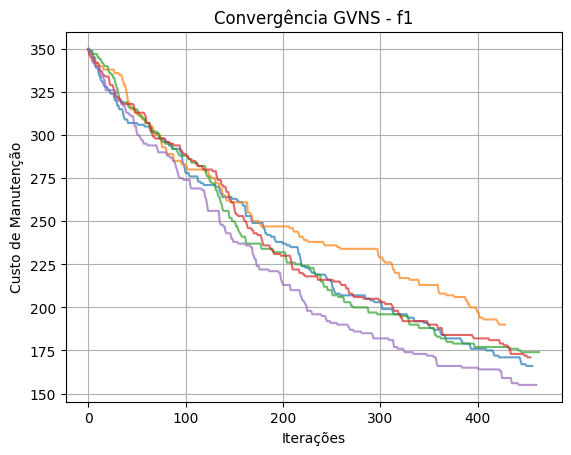
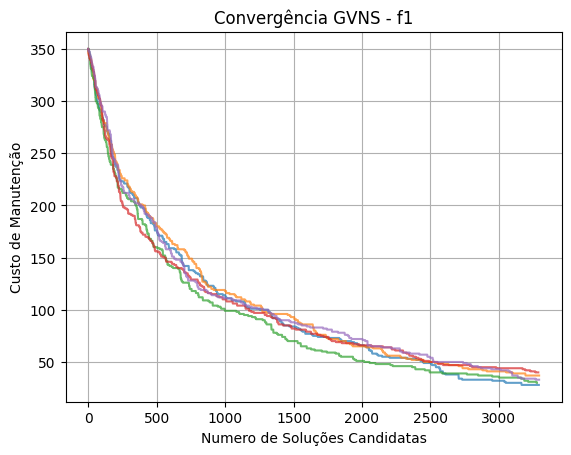
The notebook cell's code change between the first figure and the second:
--- before
+++ after
@@ -1,5 +1,5 @@
 # GVNS
 
-def GVNS(obj_func, equipDB, MPDB, Pij=None, max_iter=100, return_curve=False):
+def GVNS(obj_func, equipDB, MPDB, Pij=None, max_iter=1000, return_curve=False):
     if obj_func == f2:
         assert Pij is not None, "Pij é obrigatória para a função f2."
@@ -46,5 +46,5 @@
         plt.plot(hist, alpha=0.7)
     plt.title("Convergência GVNS - f1")
-    plt.xlabel("Iterações")
+    plt.xlabel("Numero de Soluções Candidatas")
     plt.ylabel("Custo de Manutenção")
     plt.grid(True)
@@ -55,5 +55,5 @@
         plt.plot(hist, alpha=0.7)
     plt.title("Convergência GVNS - f2")
-    plt.xlabel("Iterações")
+    plt.xlabel("Numero de Soluções Candidatas")
     plt.ylabel("Custo Esperado de Falha")
     plt.grid(True)

Commit: 1000 iterações